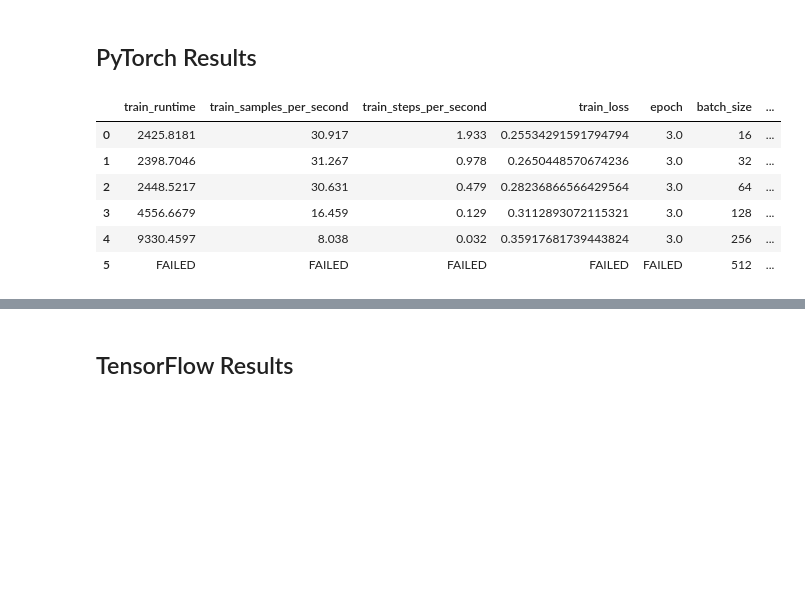
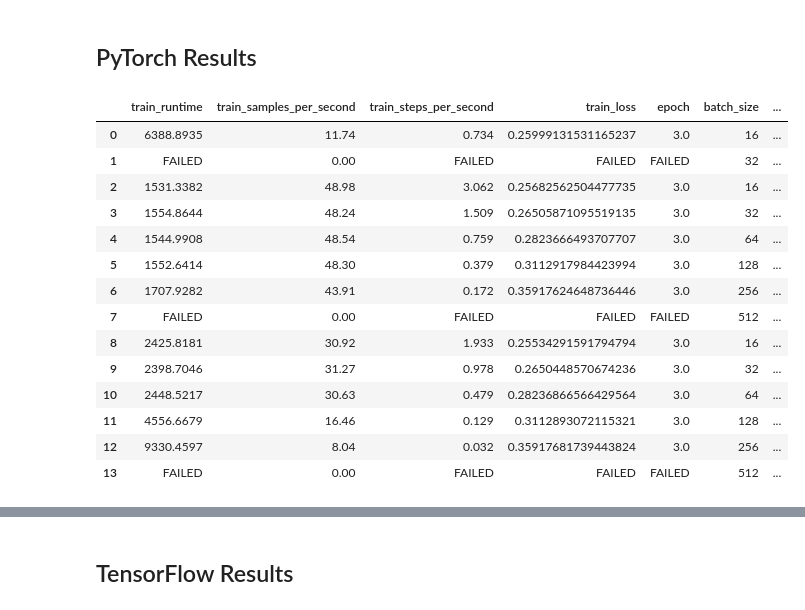
Before and after one commit to mrdbourke/mac-ml-speed-test, a Jupyter notebook: results_explorer.ipynb, the cells around one changed output, grey strips where cells are left out. Cells and saved outputs as stored; diff of their text form; code cells hidden in the pictures; blank space fills up the shorter version.

```diff
--- a/results_explorer.ipynb
+++ b/results_explorer.ipynb
@@ -29,29 +27,45 @@ processor_to_name_dict = {
 # %%
 # PyTorch NLP
 
 # Get all csv files in PyTorch NLP results directory
 pytorch_results_nlp_files = list(results_pytorch_nlp.glob("*.csv"))
 
 dataset_name = "IMDB"
 
 # Open each csv file as a DataFrame and add the name of processor to the DataFrame
 pytorch_results_nlp_dfs = []
 for file in pytorch_results_nlp_files:
     df = pd.read_csv(file)
     df["processor"] = str(file.stem).split("IMDB")[0].replace("_", " ").strip()
     pytorch_results_nlp_dfs.append(df)
 
 # Combine all csv files into one dataframe
 pytorch_results_nlp_df = pd.concat(
     pytorch_results_nlp_dfs, ignore_index=True
 )
 
 pytorch_results_nlp_df
+
+# Replace values in avg_time_per_epoch column with None if they == "FAILED"
+pytorch_results_nlp_df.loc[
+    pytorch_results_nlp_df["train_samples_per_second"] == "FAILED", "train_samples_per_second"
+] = 0.0
+
+pytorch_results_nlp_df["train_samples_per_second"] = pytorch_results_nlp_df["train_samples_per_second"].astype(float).round(2)
+pytorch_results_nlp_df
 # %% [output]
 |  | train_runtime | train_samples_per_second | train_steps_per_second | train_loss | epoch | batch_size | ... |
-| 0 | 2425.8181 | 30.917 | 1.933 | 0.25534291591794794 | 3.0 | 16 | ... |
-| 1 | 2398.7046 | 31.267 | 0.978 | 0.2650448570674236 | 3.0 | 32 | ... |
-| 2 | 2448.5217 | 30.631 | 0.479 | 0.28236866566429564 | 3.0 | 64 | ... |
-| 3 | 4556.6679 | 16.459 | 0.129 | 0.3112893072115321 | 3.0 | 128 | ... |
-| 4 | 9330.4597 | 8.038 | 0.032 | 0.35917681739443824 | 3.0 | 256 | ... |
-| 5 | FAILED | FAILED | FAILED | FAILED | FAILED | 512 | ... |
+| 0 | 6388.8935 | 11.74 | 0.734 | 0.25999131531165237 | 3.0 | 16 | ... |
+| 1 | FAILED | 0.00 | FAILED | FAILED | FAILED | 32 | ... |
+| 2 | 1531.3382 | 48.98 | 3.062 | 0.25682562504477735 | 3.0 | 16 | ... |
+| 3 | 1554.8644 | 48.24 | 1.509 | 0.26505871095519135 | 3.0 | 32 | ... |
+| 4 | 1544.9908 | 48.54 | 0.759 | 0.2823666493707707 | 3.0 | 64 | ... |
+| 5 | 1552.6414 | 48.30 | 0.379 | 0.3112917984423994 | 3.0 | 128 | ... |
+| 6 | 1707.9282 | 43.91 | 0.172 | 0.35917624648736446 | 3.0 | 256 | ... |
+| 7 | FAILED | 0.00 | FAILED | FAILED | FAILED | 512 | ... |
+| 8 | 2425.8181 | 30.92 | 1.933 | 0.25534291591794794 | 3.0 | 16 | ... |
+| 9 | 2398.7046 | 31.27 | 0.978 | 0.2650448570674236 | 3.0 | 32 | ... |
+| 10 | 2448.5217 | 30.63 | 0.479 | 0.28236866566429564 | 3.0 | 64 | ... |
+| 11 | 4556.6679 | 16.46 | 0.129 | 0.3112893072115321 | 3.0 | 128 | ... |
+| 12 | 9330.4597 | 8.04 | 0.032 | 0.35917681739443824 | 3.0 | 256 | ... |
+| 13 | FAILED | 0.00 | FAILED | FAILED | FAILED | 512 | ... |
```
Also changed, not shown: parts of 11 cells of this notebook.
